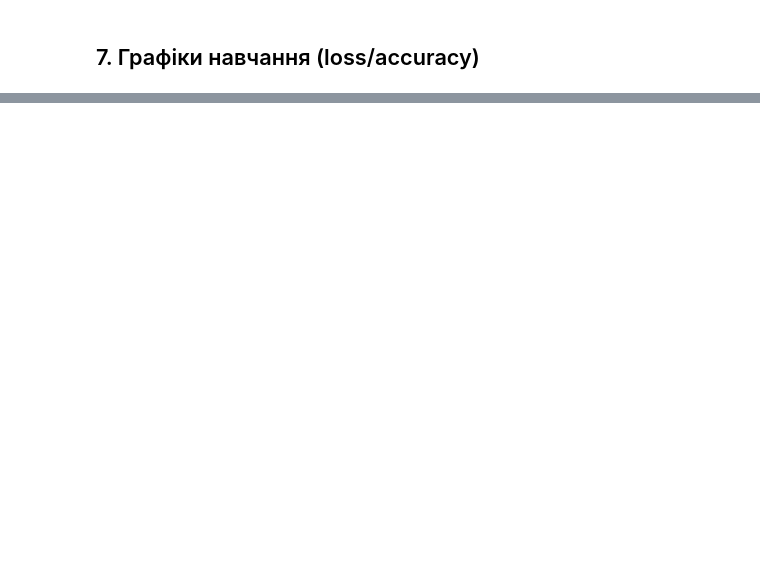
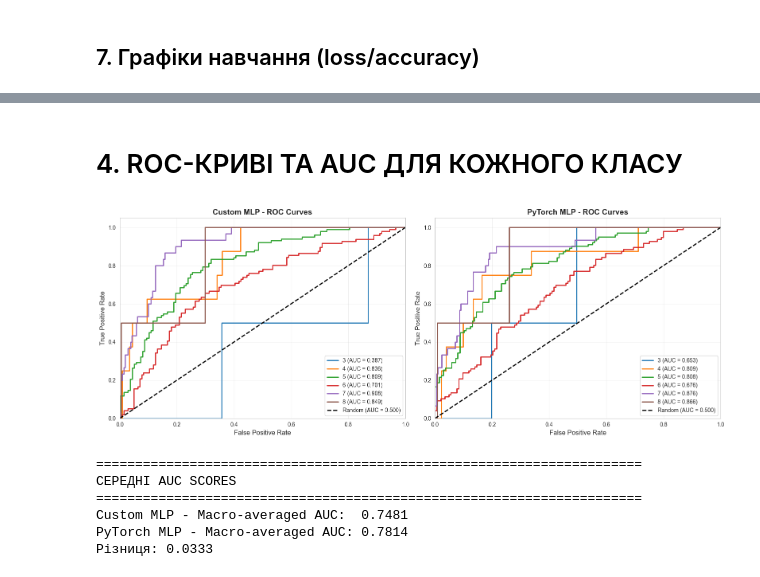
Before and after one commit to Doromido/ML-FeI-43, a Jupyter notebook: Lab5.ipynb, the cells around one changed output, grey strips where cells are left out. Saved outputs shown, nothing was run; the diff lists cells and outputs as text; code cells hidden in the pictures; blank space fills up the shorter version.

```diff
--- a/Lab5.ipynb
+++ b/Lab5.ipynb
@@ -137,6 +147,16 @@ class CustomMLP:
         self.lr = learning_rate
         self.parameters = {}
         self._init_params()
+
+    def predict_proba(self, X):
+        """
+        Повертає ймовірності для кожного класу
+        forward() повертає (y_pred, cache), тому розпаковуємо
+        """
+        with torch.no_grad():  # Вимикаємо градієнти для інференсу
+            y_pred, _ = self.forward(X)  # Розпаковуємо обидва значення
+        return y_pred  # y_pred вже містить ймовірності після softmax
+
 
     def _init_params(self):
         for i in range(1, len(self.layer_sizes)):
@@ -375,0 +514,68 @@ plot_confusion_matrix(y_test.numpy(), y_pred_custom, y_pred_pt, class_names)
+# %% [markdown]
+# 4. ROC-КРИВІ ТА AUC ДЛЯ КОЖНОГО КЛАСУ
+# %%
+def plot_roc_curves(y_true, y_pred_custom_proba, y_pred_pt_proba, class_names):
+    """Візуалізація ROC-кривих для багатокласової класифікації"""
+
+    n_classes = len(class_names)
+
+    # Бінаризуємо мітки для One-vs-Rest
+    y_true_bin = label_binarize(y_true, classes=range(n_classes))
+
+    fig, axes = plt.subplots(1, 2, figsize=(16, 6))
+
+    # Custom MLP ROC
+    for i in range(n_classes):
+        fpr, tpr, _ = roc_curve(y_true_bin[:, i], y_pred_custom_proba[:, i])
+        roc_auc = auc(fpr, tpr)
+        axes[0].plot(fpr, tpr, lw=2,
+                    label=f'{class_names[i]} (AUC = {roc_auc:.3f})')
+
+    axes[0].plot([0, 1], [0, 1], 'k--', lw=2, label='Random (AUC = 0.500)')
+    axes[0].set_xlim([0.0, 1.0])
+    axes[0].set_ylim([0.0, 1.05])
+    axes[0].set_xlabel('False Positive Rate', fontsize=12)
+    axes[0].set_ylabel('True Positive Rate', fontsize=12)
+    axes[0].set_title('Custom MLP - ROC Curves', fontsize=14, fontweight='bold')
+    axes[0].legend(loc="lower right", fontsize=10)
+    axes[0].grid(True, alpha=0.3)
+
+    # PyTorch MLP ROC
+    for i in range(n_classes):
+        fpr, tpr, _ = roc_curve(y_true_bin[:, i], y_pred_pt_proba[:, i])
+        roc_auc = auc(fpr, tpr)
+        axes[1].plot(fpr, tpr, lw=2,
+                    label=f'{class_names[i]} (AUC = {roc_auc:.3f})')
+
+    axes[1].plot([0, 1], [0, 1], 'k--', lw=2, label='Random (AUC = 0.500)')
+    axes[1].set_xlim([0.0, 1.0])
+    axes[1].set_ylim([0.0, 1.05])
+    axes[1].set_xlabel('False Positive Rate', fontsize=12)
+    axes[1].set_ylabel('True Positive Rate', fontsize=12)
+    axes[1].set_title('PyTorch MLP - ROC Curves', fontsize=14, fontweight='bold')
+    axes[1].legend(loc="lower right", fontsize=10)
+    axes[1].grid(True, alpha=0.3)
+
+    plt.tight_layout()
+    plt.show()
+
+    # Виводимо середні AUC
+    custom_auc = roc_auc_score(y_true_bin, y_pred_custom_proba, average='macro')
+    pt_auc = roc_auc_score(y_true_bin, y_pred_pt_proba, average='macro')
+
+    print("\n" + "="*70)
+    print("СЕРЕДНІ AUC SCORES")
+    print("="*70)
+    print(f"Custom MLP - Macro-averaged AUC:  {custom_auc:.4f}")
+    print(f"PyTorch MLP - Macro-averaged AUC: {pt_auc:.4f}")
+    print(f"Різниця: {abs(custom_auc - pt_auc):.4f}")
+
+plot_roc_curves(y_test_np, y_pred_custom_proba_np, y_pred_pt_proba_np, class_names)
+# %% [output]
+[figure, added]
+======================================================================
+СЕРЕДНІ AUC SCORES
+======================================================================
+Custom MLP - Macro-averaged AUC:  0.7481
+PyTorch MLP - Macro-averaged AUC: 0.7814
+Різниця: 0.0333
```
Also changed, not shown: parts of 23 cells of this notebook.
